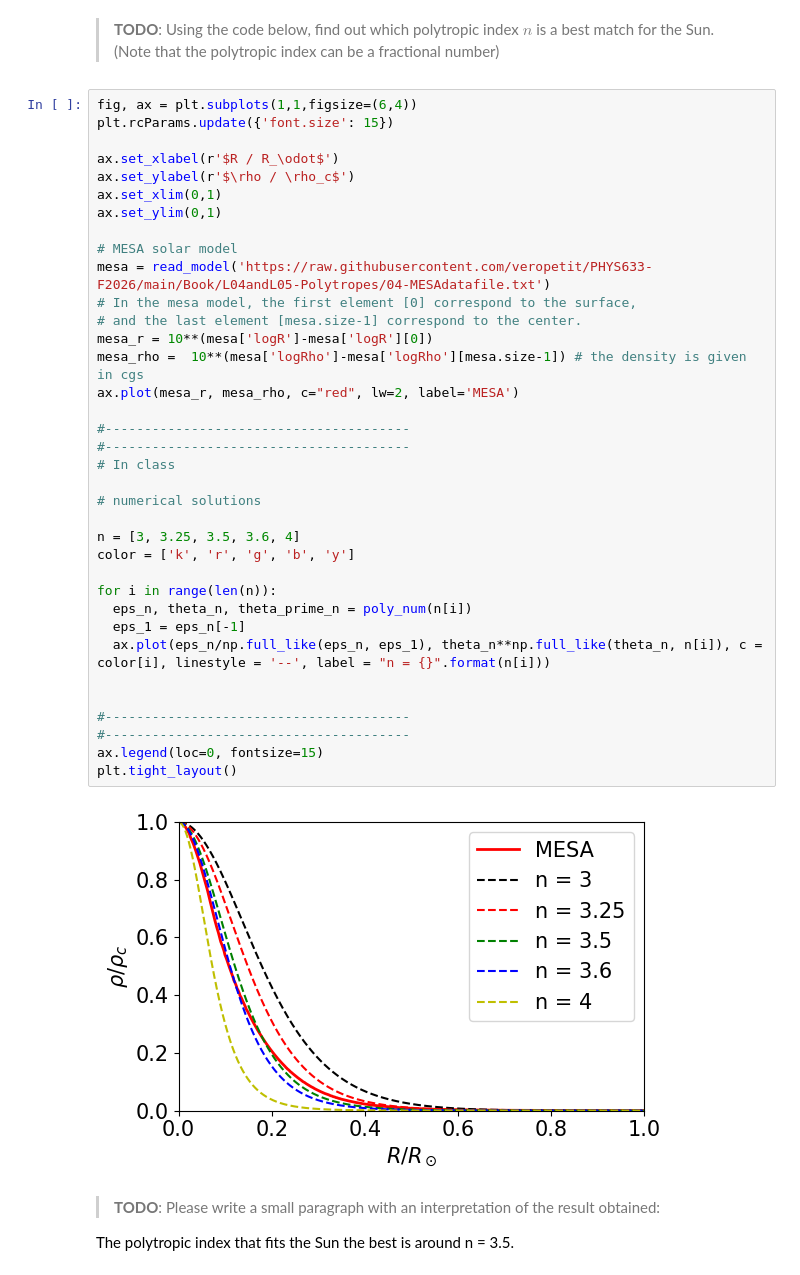
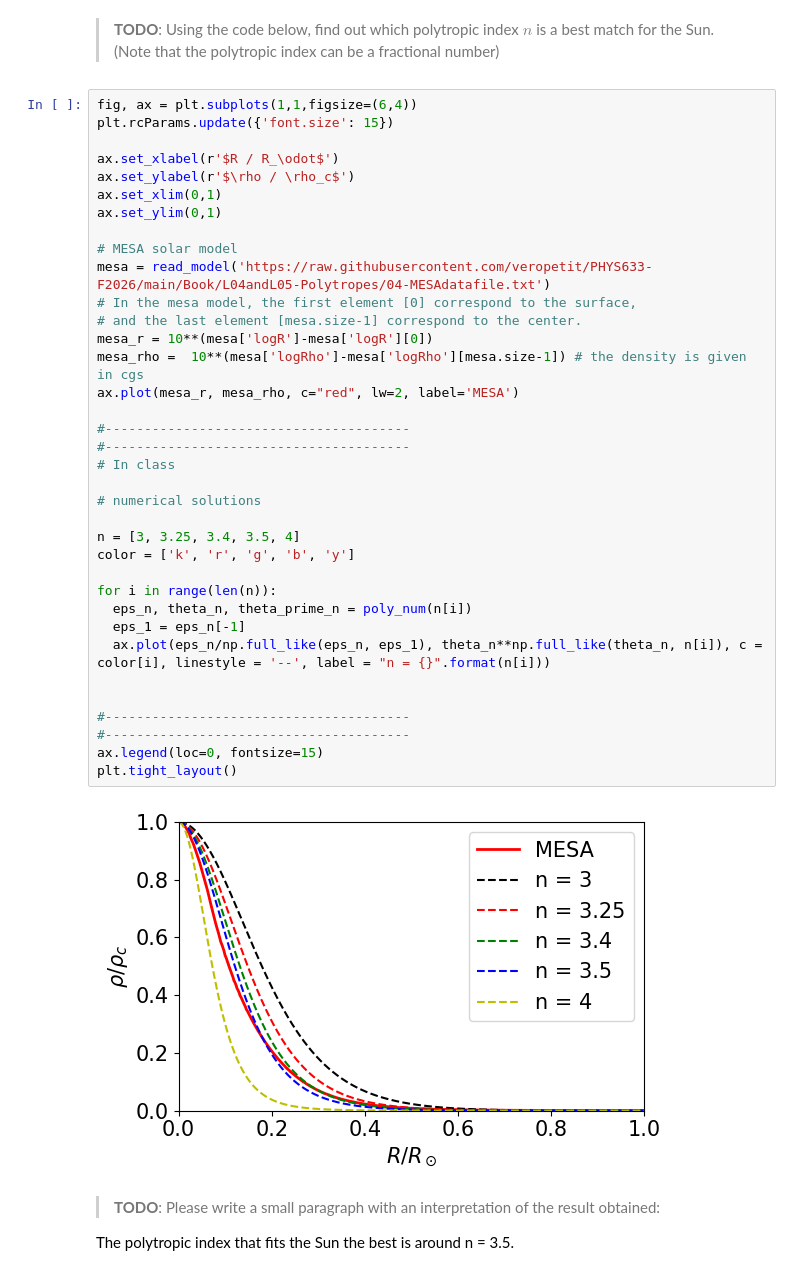
Before and after one commit to ankxie/PHYS633, a Jupyter notebook: Book/L04andL05-Polytropes/04-Polytropes-template.ipynb, the cells around one changed output. Cells and saved outputs as stored; diff of their text form.

```diff
--- a/Book/L04andL05-Polytropes/04-Polytropes-template.ipynb
+++ b/Book/L04andL05-Polytropes/04-Polytropes-template.ipynb
@@ -205,35 +205,35 @@ ax.set_ylabel(r'$\rho / \rho_c$')
 ax.set_xlim(0,1)
 ax.set_ylim(0,1)
 
 # MESA solar model
 mesa = read_model('https://raw.githubusercontent.com/veropetit/PHYS633-F2026/main/Book/L04andL05-Polytropes/04-MESAdatafile.txt')
 # In the mesa model, the first element [0] correspond to the surface,
 # and the last element [mesa.size-1] correspond to the center.
 mesa_r = 10**(mesa['logR']-mesa['logR'][0])
 mesa_rho =  10**(mesa['logRho']-mesa['logRho'][mesa.size-1]) # the density is given in cgs
 ax.plot(mesa_r, mesa_rho, c="red", lw=2, label='MESA')
 
 #---------------------------------------
 #---------------------------------------
 # In class
 
 # numerical solutions
 
-n = [3, 3.25, 3.5, 3.6, 4]
+n = [3, 3.25, 3.4, 3.5, 4]
 color = ['k', 'r', 'g', 'b', 'y']
 
 for i in range(len(n)):
   eps_n, theta_n, theta_prime_n = poly_num(n[i])
   eps_1 = eps_n[-1]
   ax.plot(eps_n/np.full_like(eps_n, eps_1), theta_n**np.full_like(theta_n, n[i]), c = color[i], linestyle = '--', label = "n = {}".format(n[i]))
 
 
 #---------------------------------------
 #---------------------------------------
 ax.legend(loc=0, fontsize=15)
 plt.tight_layout()
 # %% [output]
-[figure, old version]
+[figure, new version]
 # %% [markdown]
 > **TODO**: Please write a small paragraph with an interpretation of the result obtained:
 
```
Also changed, not shown: parts of 5 cells of this notebook.
